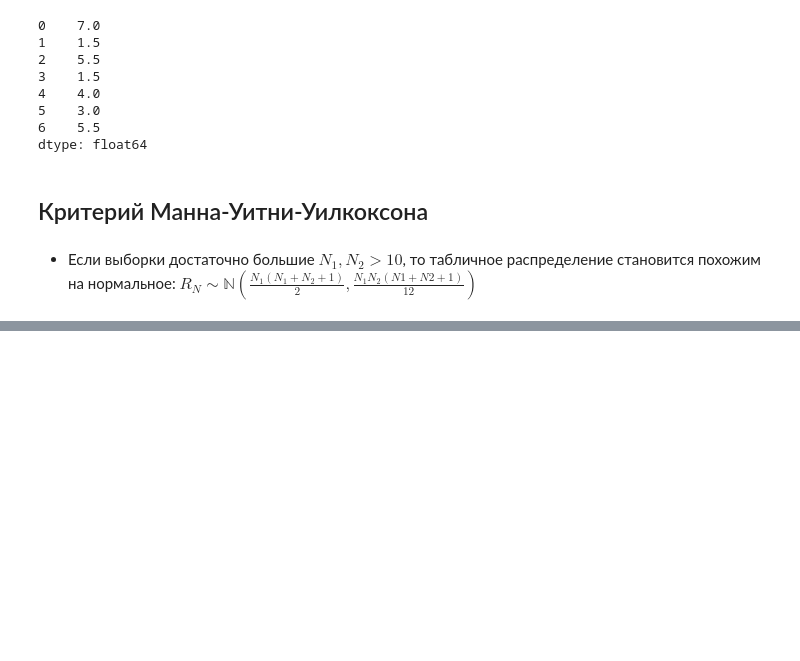
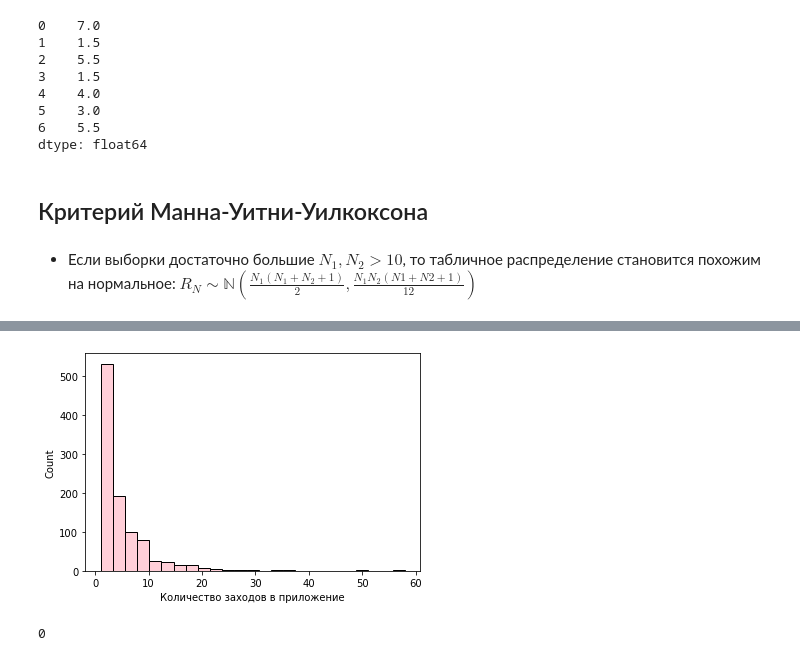
Before and after one commit to agatapluss/00-SUMMARY, a Jupyter notebook: summary STATS.ipynb, the cells around one changed output, grey strips where cells are left out. Drawn from its saved outputs; the diff is of its cells as text; code cells hidden in the pictures; blank space fills up the shorter version.

```diff
--- a/summary STATS.ipynb
+++ b/summary STATS.ipynb
@@ -263,0 +308,25 @@ from scipy.stats import norm # по замечанию большоего раз
+# %%
+# С другой стороны, каждый пользователь заходит в прложение
+# И делает это разное количество раз
+# Это скорее будет описыватся Лог-нормальным распределением
+# Это рспределение у когорого тяжёлы прявый хвост
+
+# С помощью него мы сможем сгенерировать сколько раз залодити в приложение наши пользователи
+
+view = np.random.lognormal(mean=1, sigma=1, size=user_num).astype(int)+1
+# %%
+sns.histplot(view, bins=25, color ='pink')
+plt.xlabel('Количество заходов в приложение')
+plt.show()
+# %% [output]
+[figure, added]
+# %%
+# И для того чтобы получить метрику - сколько раз люди воспользовались нашим плейлистом
+# (кликнули и начали слушать)
+# Мы воспользуемся двумя сгенерированными выборками
+# И с помощью распределния биномиального сгенирируем количество кликов по нашему плейлисту
+
+clicks = np.random.binomial(view, user_ctr)
+clicks[3]
+# %% [output]
+0
```
Also changed, not shown: parts of 17 cells of this notebook.
